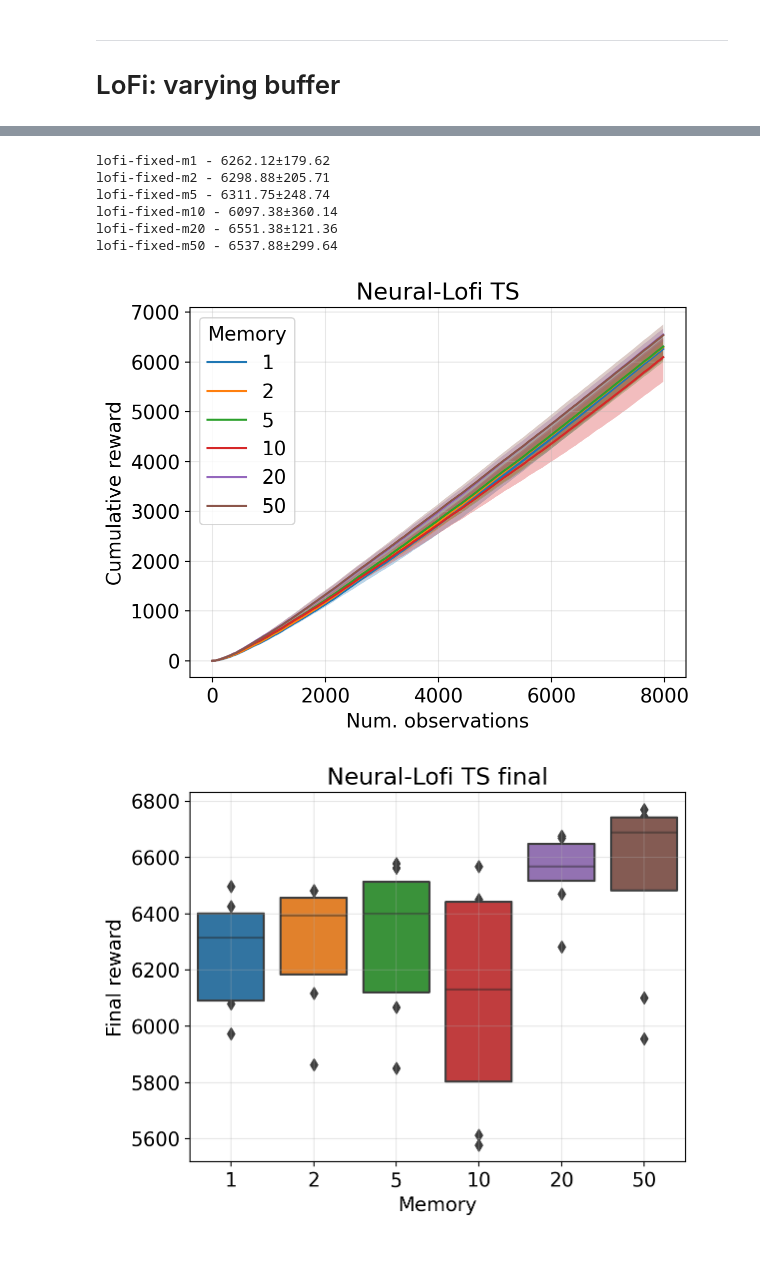
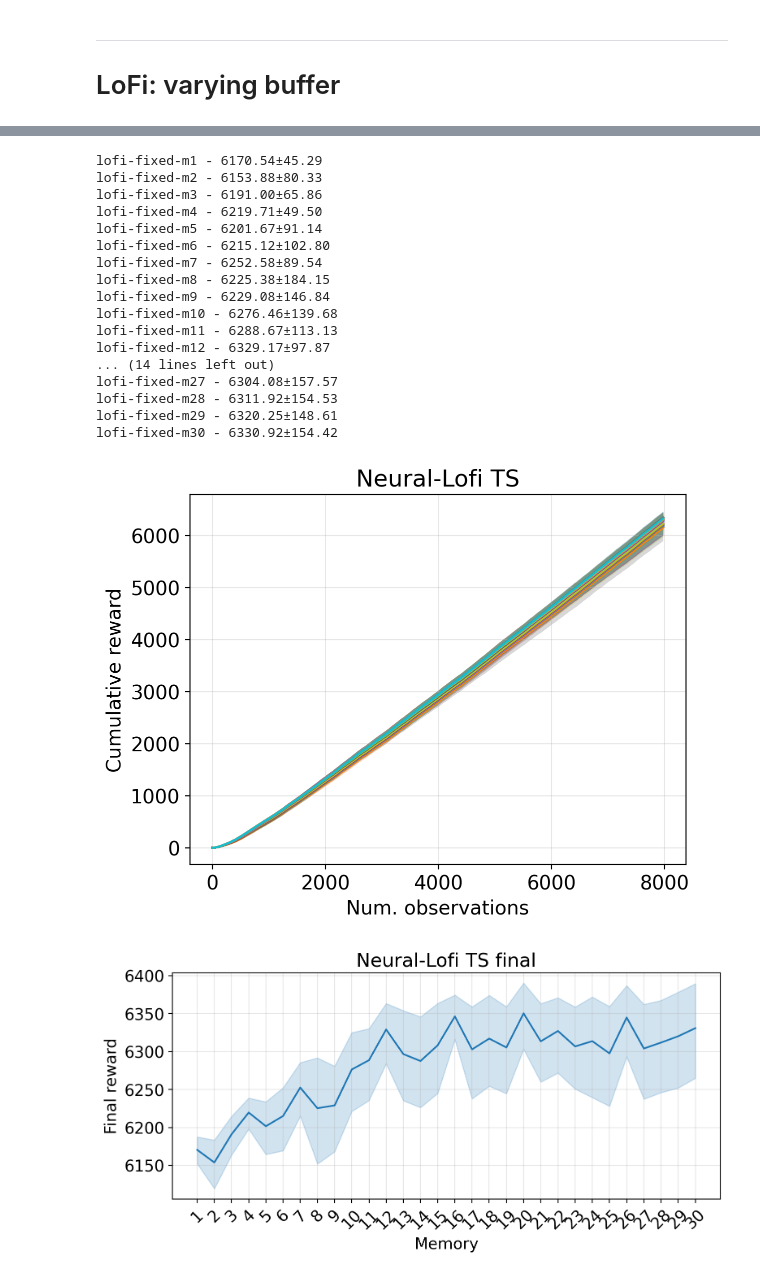
Before and after one commit to probml/bandits, a Jupyter notebook: demos/bandit-arena2.ipynb, the cells around one changed output, grey strips where cells are left out. Cells and saved outputs as stored; diff of their text form; code cells hidden in the pictures.

Commit message:
feat: bandit-arena2
Add LoFi agent results

```diff
--- a/demos/bandit-arena2.ipynb
+++ b/demos/bandit-arena2.ipynb
@@ -496,0 +411,18 @@ import re
+# %%
+class MLP(nn.Module):
+    num_arms: int
+
+    @nn.compact
+    def __call__(self, x):
+        x = nn.Dense(500)(x)
+        x = nn.elu(x)
+        x = nn.Dense(200)(x)
+        x = nn.elu(x)
+        x = nn.Dense(200)(x)
+        x = nn.elu(x)
+        x = nn.Dense(200, name="last_layer")(x)
+        x = nn.elu(x)
+        x = nn.Dense(self.num_arms)(x)
+        return x
+# %%
+model = MLP(num_arms)
@@ -496,0 +435,3 @@ import re
+# %%
+list_memory = range(1, 31)
+len(list_memory)
@@ -500,6 +501,7 @@ for name, res in results.items():
     # label = name_mapping[name]
     memory = int(re.findall(r"[0-9]+", name)[0])
     label = f"{memory}"
+
     rewards = res["hist_train"]["rewards"]
     mean_reward = rewards.sum(axis=1).mean()
     std_reward = rewards.sum(axis=1).std()
@@ -519,7 +521,7 @@ for name, res in results.items():
     final_rewards[name] = final_reward
 
 # plt.plot([0, nsteps], [0, nsteps], c="tab:gray", linewidth=1, linestyle="--", label="oracle")
-plt.legend(title="Memory")
+# plt.legend(title="Memory")
 plt.grid(alpha=0.3)
 plt.ylabel("Cumulative reward")
 plt.xlabel("Num. observations")
@@ -527,26 +529,40 @@ plt.title("Neural-Lofi TS") # MNIST
 plt.savefig("./output/figures/mnist-bandits-lofi.pdf")
 final_rewards = pd.DataFrame(final_rewards)
 # %% [output]
-lofi-fixed-m1 - 6262.12±179.62
-lofi-fixed-m2 - 6298.88±205.71
-lofi-fixed-m5 - 6311.75±248.74
-lofi-fixed-m10 - 6097.38±360.14
-lofi-fixed-m20 - 6551.38±121.36
-lofi-fixed-m50 - 6537.88±299.64
+lofi-fixed-m1 - 6170.54±45.29
+lofi-fixed-m2 - 6153.88±80.33
+lofi-fixed-m3 - 6191.00±65.86
+lofi-fixed-m4 - 6219.71±49.50
+lofi-fixed-m5 - 6201.67±91.14
+lofi-fixed-m6 - 6215.12±102.80
+lofi-fixed-m7 - 6252.58±89.54
+lofi-fixed-m8 - 6225.38±184.15
+lofi-fixed-m9 - 6229.08±146.84
+lofi-fixed-m10 - 6276.46±139.68
+lofi-fixed-m11 - 6288.67±113.13
+lofi-fixed-m12 - 6329.17±97.87
+... (14 lines left out)
+lofi-fixed-m27 - 6304.08±157.57
+lofi-fixed-m28 - 6311.92±154.53
+lofi-fixed-m29 - 6320.25±148.61
+lofi-fixed-m30 - 6330.92±154.42
-[figure, old version]
+[figure, new version]
 # %%
 new_cols = [re.findall(r"[0-9]+", name)[0] for name in final_rewards.columns]
 final_rewards.columns = new_cols
 # %%
-sns.boxenplot(
+fig, ax = plt.subplots(figsize=(8, 4.0))
+sns.lineplot(
     x="variable",
     y="value",
     data=final_rewards.melt()
 )
 plt.xlabel("Memory")
 plt.ylabel("Final reward")
 plt.grid(alpha=0.3)
 plt.title("Neural-Lofi TS final") # MNIST
-plt.savefig("./output/figures/mnist-bandits-lofi-final.pdf")
+plt.tight_layout()
+plt.savefig("./output/figures/mnist-bandits-lofi-final-lineplot.pdf")
+plt.xticks(rotation=45);
 # %% [output]
-[figure, old version]
+[figure, new version]
```
Also changed, not shown: parts of 7 cells of this notebook.
